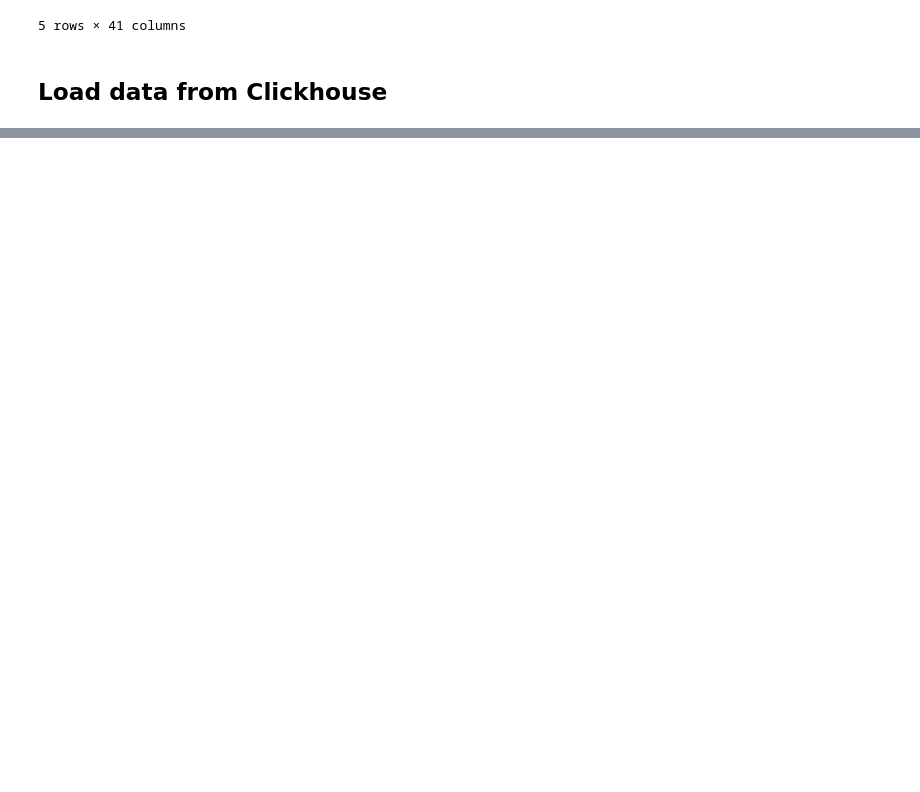
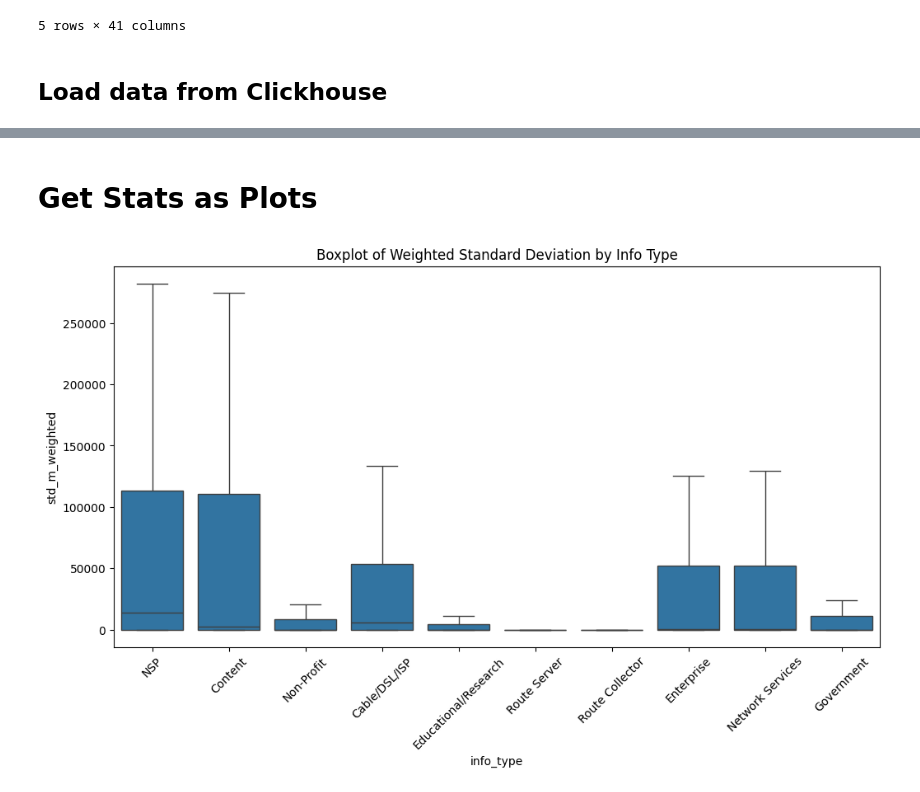
Before and after one commit to JohannesHartUniKassel/asn-classifier, a Jupyter notebook: notebooks/research/evaluate_geolocations.ipynb, the cells around one changed output, grey strips where cells are left out. Saved outputs shown, nothing was run; the diff lists cells and outputs as text; code cells hidden in the pictures; blank space fills up the shorter version.

```diff
--- a/notebooks/research/evaluate_geolocations.ipynb
+++ b/notebooks/research/evaluate_geolocations.ipynb
@@ -35,0 +110,4 @@ net_df.head()
+# %%
+joined = net_df.merge(ch_df, on='asn', how='left')
+joined.fillna(0, inplace=True)
+joined.head()
@@ -35,0 +122,17 @@ net_df.head()
+# %% [markdown]
+# Get Stats as Plots
+# %%
+import matplotlib.pyplot as plt
+import seaborn as sns
+
+# Filter out rows where std_m_weighted is NaN for cleaner plot
+filtered_joined = joined.dropna(subset=['std_m_weighted'])
+
+# Create boxplot
+plt.figure(figsize=(12, 6))
+sns.boxplot(data=filtered_joined, x='info_type', y='std_m_weighted', showfliers=False)
+plt.xticks(rotation=45)
+plt.title('Boxplot of Weighted Standard Deviation by Info Type')
+plt.show()
+# %% [output]
+[figure, added]
```
Also changed, not shown: parts of 4 cells of this notebook.
